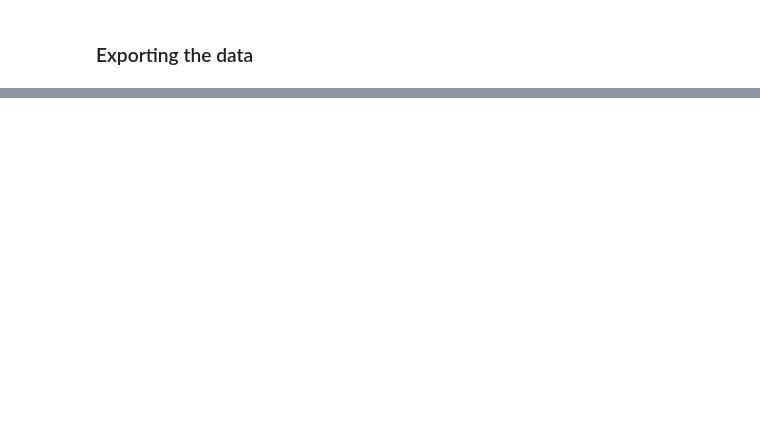
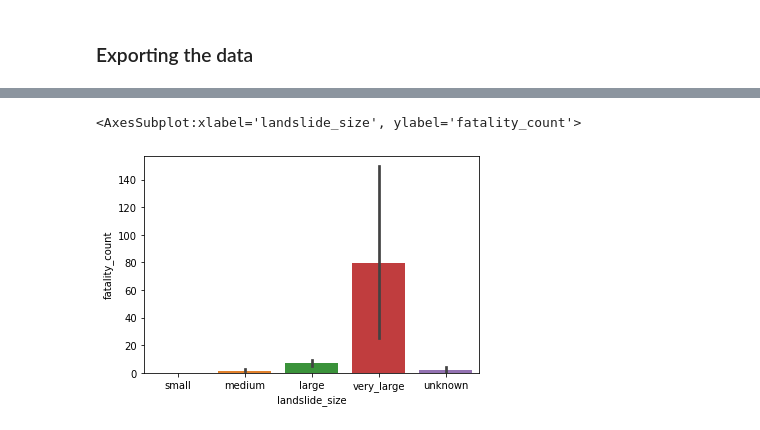
Before and after one commit to katelynnelson38/nasa_api, a Jupyter notebook: landslide_api_eda.ipynb, the cells around one changed output, grey strips where cells are left out. Saved outputs shown, nothing was run; the diff lists cells and outputs as text; code cells hidden in the pictures; blank space fills up the shorter version.

```diff
--- a/landslide_api_eda.ipynb
+++ b/landslide_api_eda.ipynb
@@ -85,0 +228,5 @@ csv.info()
+# %%
+sns.barplot(data = landslide_df, x = 'landslide_size', y = 'fatality_count')
+# %% [output]
+<AxesSubplot:xlabel='landslide_size', ylabel='fatality_count'>
+[figure, added]
```
Also changed, not shown: parts of 35 cells of this notebook.
